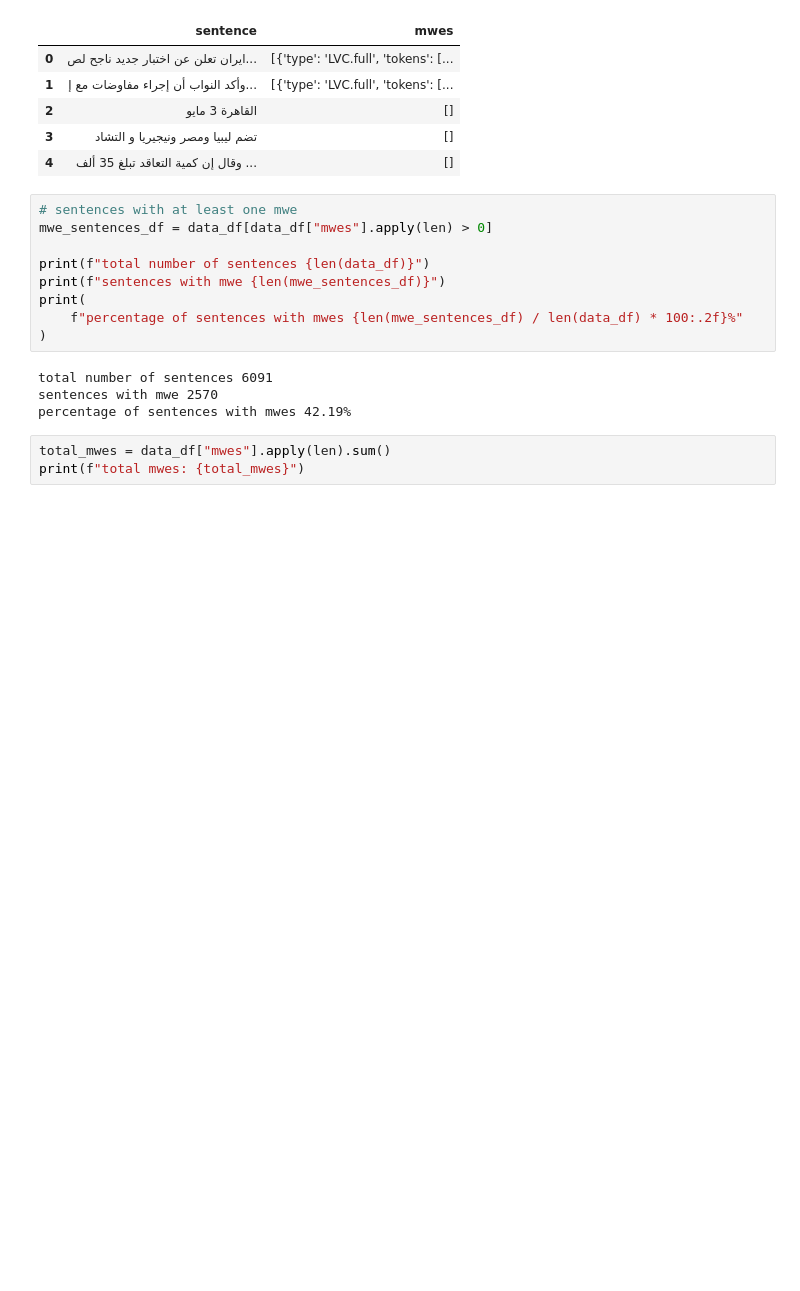
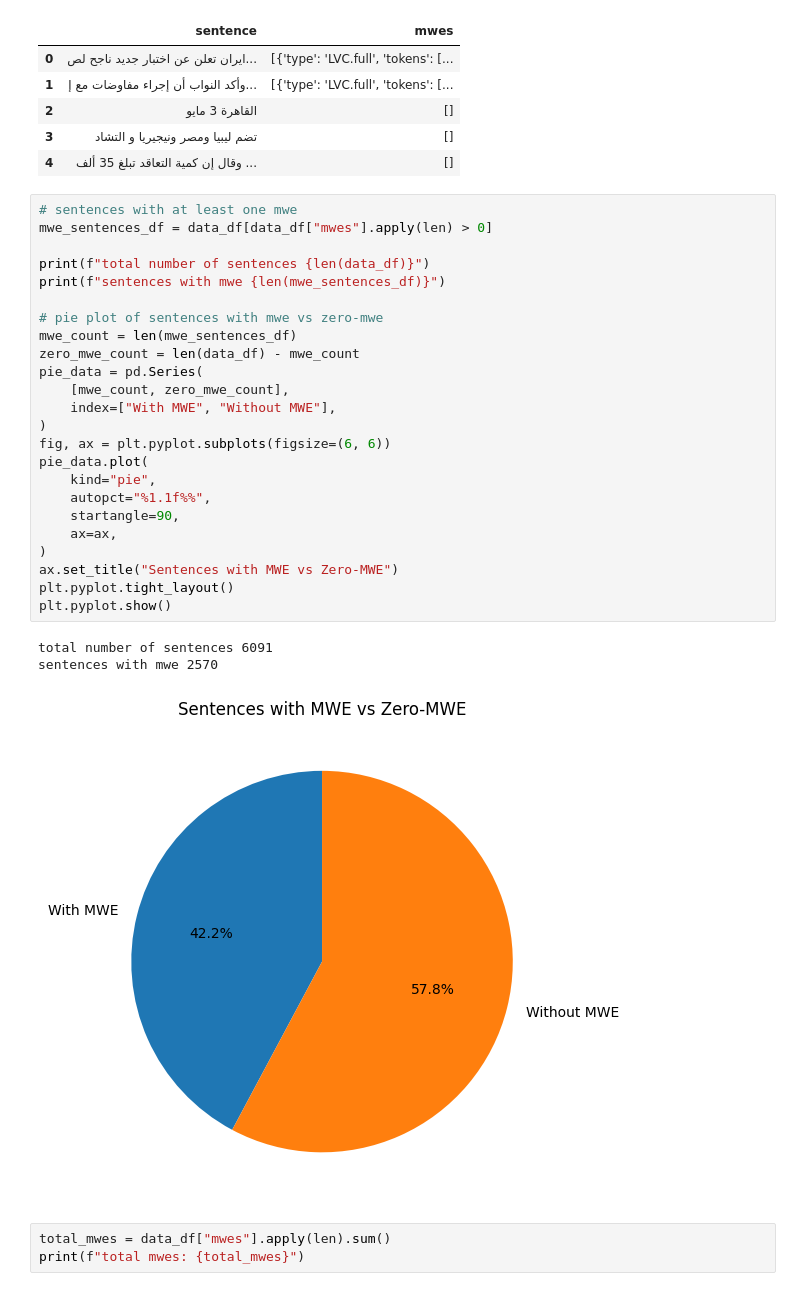
Before and after one commit to hazem-alabiad/MWE, a Jupyter notebook: main.ipynb, the cells around one changed output. Saved outputs shown, nothing was run; the diff lists cells and outputs as text; blank space fills up the shorter version.

```diff
--- a/main.ipynb
+++ b/main.ipynb
@@ -24,16 +24,31 @@ data_df.head()
 # %%
 # sentences with at least one mwe
 mwe_sentences_df = data_df[data_df["mwes"].apply(len) > 0]
 
 print(f"total number of sentences {len(data_df)}")
 print(f"sentences with mwe {len(mwe_sentences_df)}")
-print(
-    f"percentage of sentences with mwes {len(mwe_sentences_df) / len(data_df) * 100:.2f}%"
+
+# pie plot of sentences with mwe vs zero-mwe
+mwe_count = len(mwe_sentences_df)
+zero_mwe_count = len(data_df) - mwe_count
+pie_data = pd.Series(
+    [mwe_count, zero_mwe_count],
+    index=["With MWE", "Without MWE"],
 )
+fig, ax = plt.pyplot.subplots(figsize=(6, 6))
+pie_data.plot(
+    kind="pie",
+    autopct="%1.1f%%",
+    startangle=90,
+    ax=ax,
+)
+ax.set_title("Sentences with MWE vs Zero-MWE")
+plt.pyplot.tight_layout()
+plt.pyplot.show()
 # %% [output]
 total number of sentences 6091
 sentences with mwe 2570
-percentage of sentences with mwes 42.19%
+[figure, added]
 # %%
 total_mwes = data_df["mwes"].apply(len).sum()
 print(f"total mwes: {total_mwes}")
```
Also changed, not shown: parts of 1 cell of this notebook, 1 other file.
